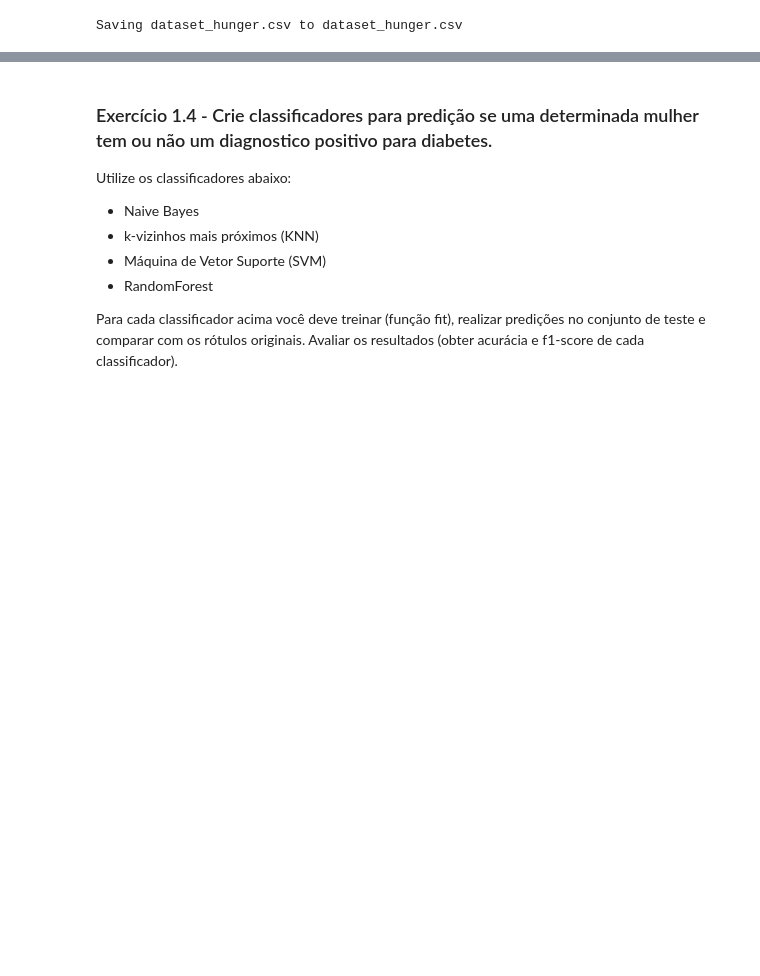
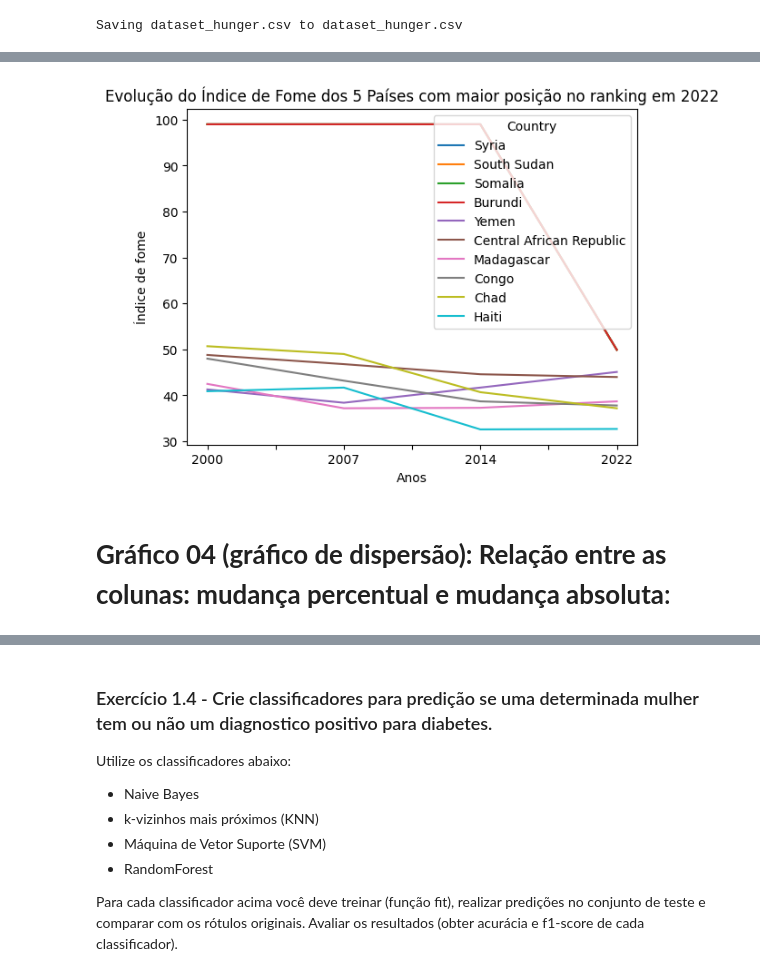
Before and after one commit to mariana-santos/RaizesSolidarias, a Jupyter notebook: AIC/GS2.ipynb, the cells around one changed output, grey strips where cells are left out. Cells and saved outputs as stored; diff of their text form; code cells hidden in the pictures; blank space fills up the shorter version.

```diff
--- a/AIC/GS2.ipynb
+++ b/AIC/GS2.ipynb
@@ -85 +118,16 @@ ValueError: ignored
+# %%
+# Gráfico mostrando o crescimento do índice de fome nos países com maior evolução na coluna "Absolute Change"
+dados_filtrados = dados.sort_values('Rank in 2022', ascending=False).head(10)
+df_grafico = dados_filtrados[['Country', '2000', '2007', '2014', '2022']]
+df_grafico.set_index('Country', inplace=True)
+df_grafico = df_grafico.T
+df_grafico.plot()
+plt.xlabel('Anos')
+plt.ylabel('Índice de fome')
+plt.title('Evolução do Índice de Fome dos 5 Países com maior posição no ranking em 2022')
+plt.show()
+# %% [output]
+[figure, added]
+# %% [markdown]
+# **Gráfico 04 (gráfico de dispersão): Relação entre as colunas: mudança percentual e mudança absoluta**:
 # %%
```
Also changed, not shown: parts of 42 cells of this notebook, 2 other files.
